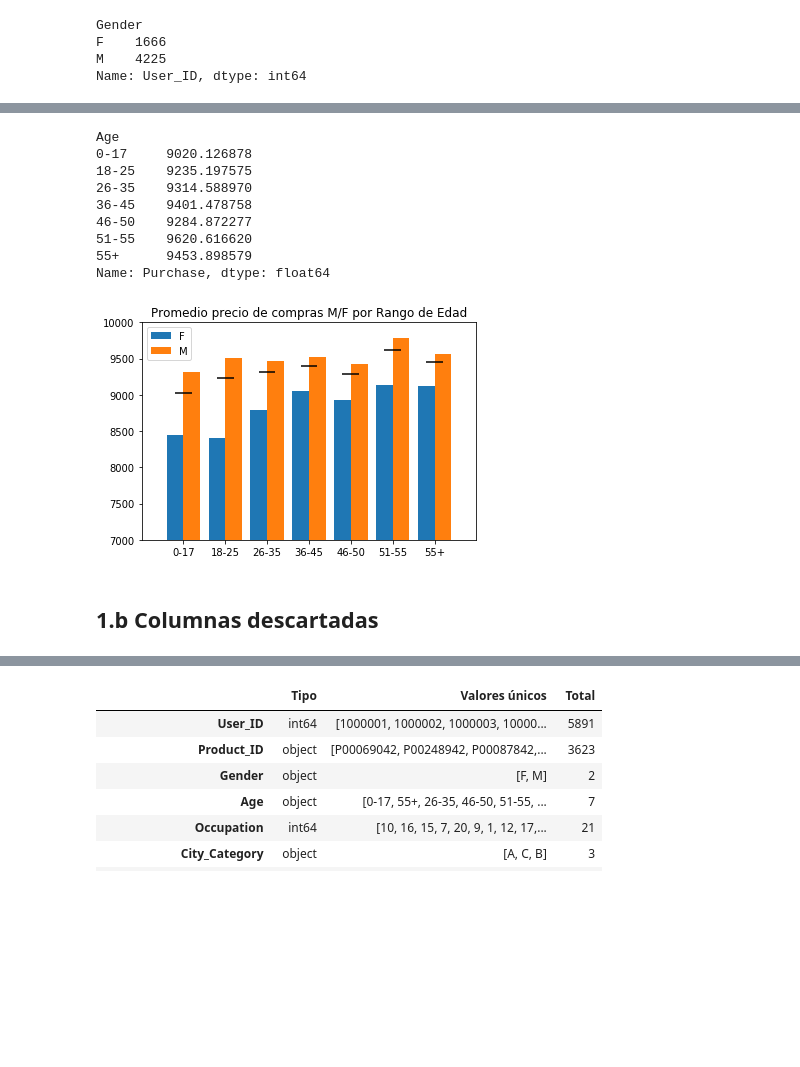
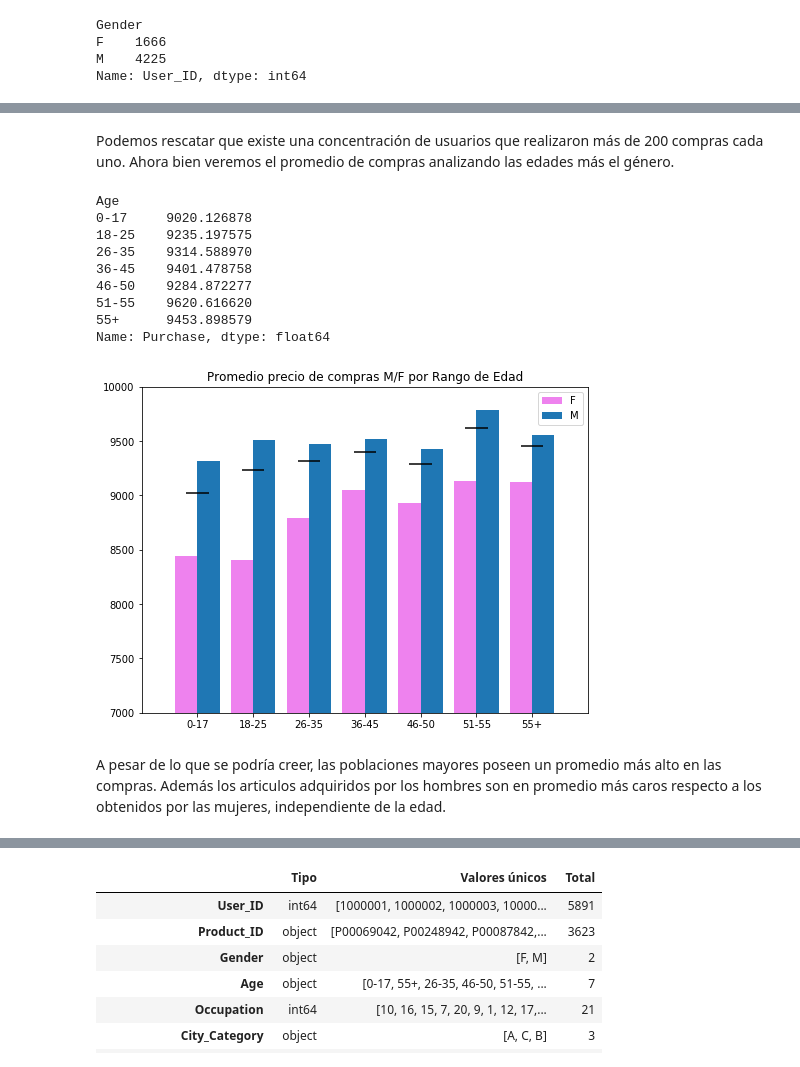
Before and after one commit to rigonzal/ML-2019-1, a Jupyter notebook: Tarea1/Pregunta1.ipynb, the cells around one changed output, grey strips where cells are left out. Saved outputs shown, nothing was run; the diff lists cells and outputs as text; code cells hidden in the pictures; blank space fills up the shorter version.

```diff
--- a/Tarea1/Pregunta1.ipynb
+++ b/Tarea1/Pregunta1.ipynb
@@ -131,29 +128,31 @@ array([9020.12687836, 9235.19757462, 9314.58897014, 9401.47875794,
+# %% [markdown]
+Podemos rescatar que existe una concentración de usuarios que realizaron más de 200 compras cada uno. Ahora bien veremos el promedio de compras analizando las edades más el género.
 # %%
 W = df.groupby(["Age"]).mean()['Purchase']
 print(W)
 X = df.groupby(["Age"]).mean()['Purchase'].index.values
 Y = df[df.Gender == 'F'].groupby(["Age","Gender"]).mean()['Purchase']
 Z = df[df.Gender == 'M'].groupby(["Age","Gender"]).mean()['Purchase']
 
 _X = np.arange(len(X))
-#plt.figure(num=None, figsize=(8, 6))
+plt.figure(num=None, figsize=(8, 6))
 plt.title("Promedio precio de compras M/F por Rango de Edad")
-_ =plt.bar(_X - 0.2, Y, 0.4, label = 'F' ,)
+_ =plt.bar(_X - 0.2, Y, 0.4, label = 'F' ,color='violet')
 _ =plt.bar(_X + 0.2 , Z, 0.4, label = 'M')
 _= plt.axis([-1,7,7000,10000])
 _ =plt.legend(loc='best')
 _ = plt.hlines(W.values,np.arange(10) - 0.2,np.arange(10) + 0.2)
 _ =plt.xticks(_X, X) # set labels manually
 # %% [output]
 Age
 0-17     9020.126878
 18-25    9235.197575
 26-35    9314.588970
 36-45    9401.478758
 46-50    9284.872277
 51-55    9620.616620
 55+      9453.898579
 Name: Purchase, dtype: float64
-[figure, old version]
+[figure, new version]
-# %% [markdown]
-## 1.b Columnas descartadas
+# %% [markdown]
+A pesar de lo que se podría creer, las poblaciones mayores poseen un promedio más alto en las compras. Además los articulos adquiridos por los hombres son en promedio más caros respecto a los obtenidos por las mujeres, independiente de la edad.
```
Also changed, not shown: parts of 78 cells of this notebook.
